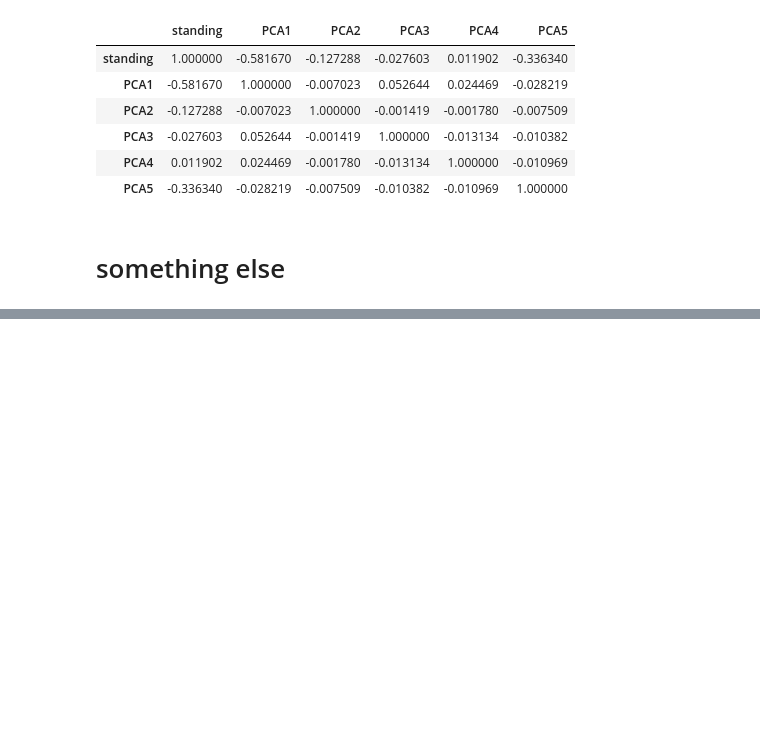
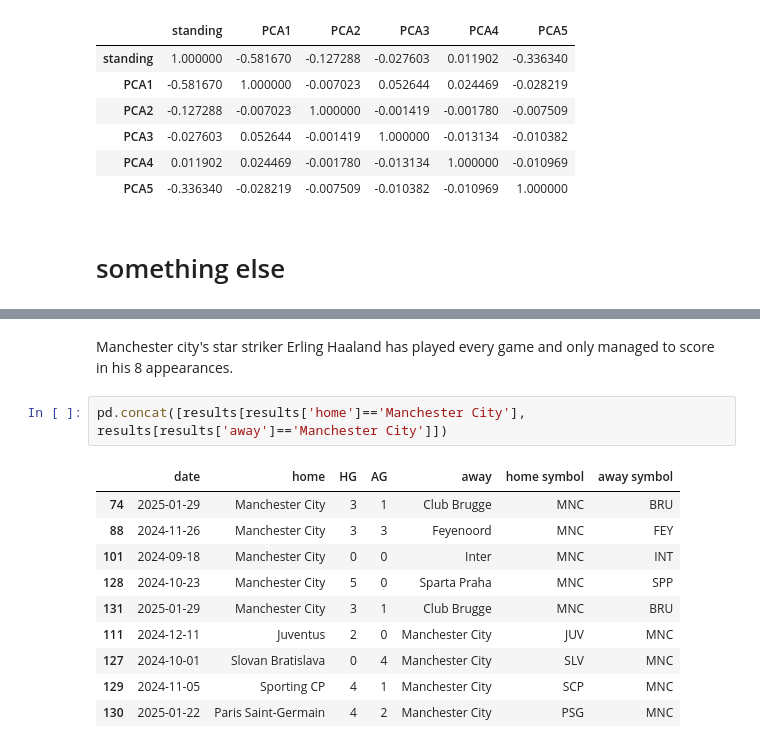
Before and after one commit to NikolaosTM/UCL2025, a Jupyter notebook: LeaguePhase/workbook.ipynb, the cells around one changed output, grey strips where cells are left out. Drawn from its saved outputs; the diff is of its cells as text; blank space fills up the shorter version.

```diff
--- a/LeaguePhase/workbook.ipynb
+++ b/LeaguePhase/workbook.ipynb
@@ -465,0 +513,15 @@ pca_corr
+# %% [markdown]
+Manchester city's star striker Erling Haaland has played every game and only managed to score in his 8 appearances.
+# %%
+pd.concat([results[results['home']=='Manchester City'], results[results['away']=='Manchester City']])
+# %% [output]
+|  | date | home | HG | AG | away | home symbol | away symbol |
+| 74 | 2025-01-29 | Manchester City | 3 | 1 | Club Brugge | MNC | BRU |
+| 88 | 2024-11-26 | Manchester City | 3 | 3 | Feyenoord | MNC | FEY |
+| 101 | 2024-09-18 | Manchester City | 0 | 0 | Inter | MNC | INT |
+| 128 | 2024-10-23 | Manchester City | 5 | 0 | Sparta Praha | MNC | SPP |
+| 131 | 2025-01-29 | Manchester City | 3 | 1 | Club Brugge | MNC | BRU |
+| 111 | 2024-12-11 | Juventus | 2 | 0 | Manchester City | JUV | MNC |
+| 127 | 2024-10-01 | Slovan Bratislava | 0 | 4 | Manchester City | SLV | MNC |
+| 129 | 2024-11-05 | Sporting CP | 4 | 1 | Manchester City | SCP | MNC |
+| 130 | 2025-01-22 | Paris Saint-Germain | 4 | 2 | Manchester City | PSG | MNC |
```
Also changed, not shown: parts of 15 cells of this notebook, 15 other files.
